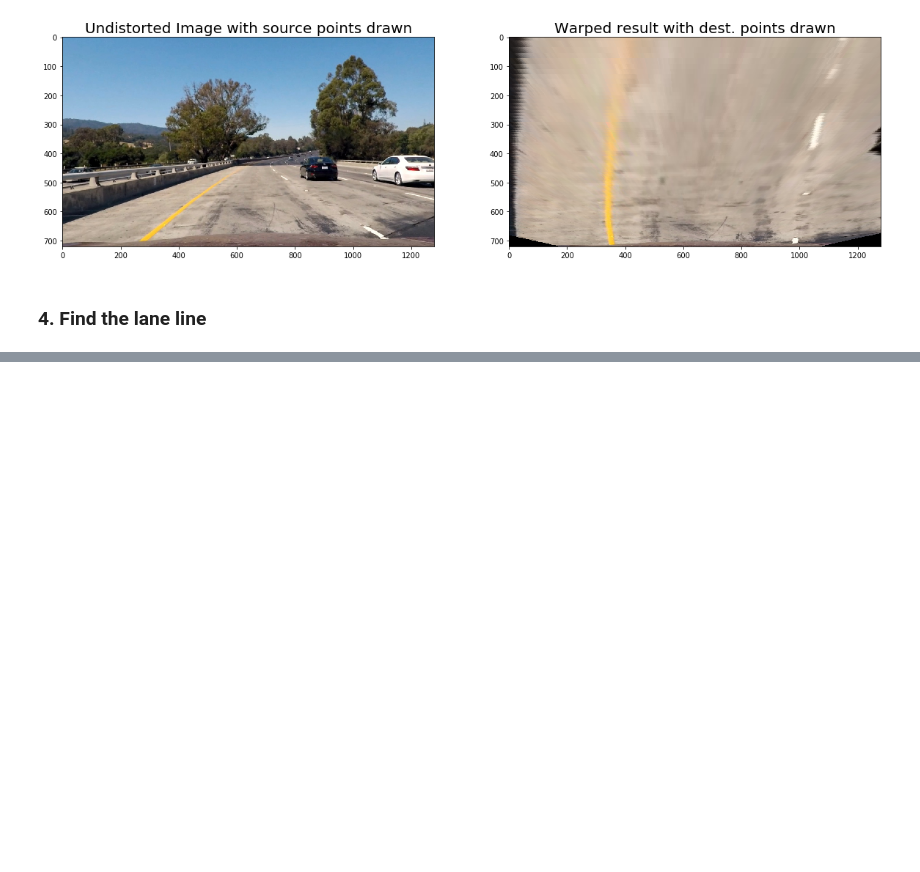
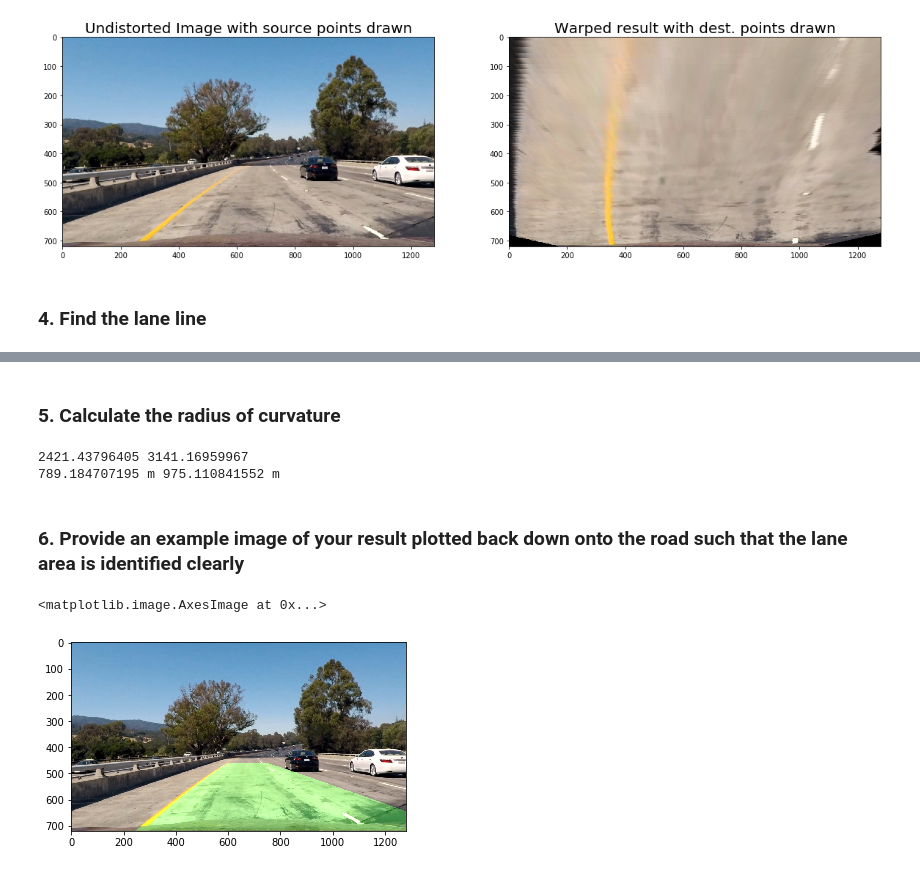
Before and after one commit to wangchangli/CarND-Advanced-Lane-Lines, a Jupyter notebook: examples/example.ipynb, the cells around one changed output, grey strips where cells are left out. Cells and saved outputs as stored; diff of their text form; code cells hidden in the pictures; blank space fills up the shorter version.

Commit message:
impl pipeline

```diff
--- a/examples/example.ipynb
+++ b/examples/example.ipynb
@@ -118,7 +123,7 @@ ax2.set_title('Undistorted Image', fontsize=30)
 # %% [markdown]
 ### 2. Create a thresholded binary image
 # %%
-def pipeline(img, s_thresh=(170, 255), sx_thresh=(20, 100)):
+def threshold(img, s_thresh=(170, 255), sx_thresh=(20, 100)):
 
     img = np.copy(img)
     # Convert to HSV color space and separate the V channel
@@ -152,14 +157,14 @@ img = cv2.imread('../output_images/test1_undist.jpg')
 img_size = (img.shape[1], img.shape[0])
 
 # undistort the image
-dst = pipeline(img)
-cv2.imwrite('../output_images/test1_thresholded.jpg',dst)
+threshold_img = threshold(img)
+cv2.imwrite('../output_images/test1_thresholded.jpg',threshold_img)
 
 # Visualize undistortion
 f, (ax1, ax2) = plt.subplots(1, 2, figsize=(20,10))
 ax1.imshow(img)
 ax1.set_title('Original Image', fontsize=30)
-ax2.imshow(dst, cmap='gray')
+ax2.imshow(threshold_img, cmap='gray')
 ax2.set_title('Thresholded Image', fontsize=30)
 # %% [output]
 <matplotlib.text.Text at 0x...>
@@ -316,0 +329,67 @@ plt.ylim(720, 0)
+# %% [markdown]
+### 5. Calculate the radius of curvature
+# %%
+y_eval = np.max(ploty)
+left_curverad = ((1 + (2*left_fit[0]*y_eval + left_fit[1])**2)**1.5) / np.absolute(2*left_fit[0])
+right_curverad = ((1 + (2*right_fit[0]*y_eval + right_fit[1])**2)**1.5) / np.absolute(2*right_fit[0])
+print(left_curverad, right_curverad)
+
+# Define conversions in x and y from pixels space to meters
+ym_per_pix = 30/720 # meters per pixel in y dimension
+xm_per_pix = 3.7/700 # meters per pixel in x dimension
+
+# Fit new polynomials to x,y in world space
+left_fit_cr = np.polyfit(lefty*ym_per_pix, leftx*xm_per_pix, 2)
+right_fit_cr = np.polyfit(righty*ym_per_pix, rightx*xm_per_pix, 2)
+
+# Calculate the new radii of curvature
+left_curverad = ((1 + (2*left_fit_cr[0]*y_eval*ym_per_pix + left_fit_cr[1])**2)**1.5) / np.absolute(2*left_fit_cr[0])
+right_curverad = ((1 + (2*right_fit_cr[0]*y_eval*ym_per_pix + right_fit_cr[1])**2)**1.5) / np.absolute(2*right_fit_cr[0])
+# Now our radius of curvature is in meters
+print(left_curverad, 'm', right_curverad, 'm')
+# %% [output]
+2421.43796405 3141.16959967
+789.184707195 m 975.110841552 m
+# %% [markdown]
+### 6. Provide an example image of your result plotted back down onto the road such that the lane area is identified clearly
+# %%
+Minv = cv2.getPerspectiveTransform(dst_points, src_points)
+
+def draw_lane_line(img, left_fitx, right_fitx, ploty):
+
+    # Create an image to draw the lines on
+    warp_zero = np.zeros_like(binary_warped).astype(np.uint8)
+    color_warp = np.dstack((warp_zero, warp_zero, warp_zero))
+
+    # Recast the x and y points into usable format for cv2.fillPoly()
+    pts_left = np.array([np.transpose(np.vstack([left_fitx, ploty]))])
+    pts_right = np.array([np.flipud(np.transpose(np.vstack([right_fitx, ploty])))])
+    pts = np.hstack((pts_left, pts_right))
+
+    # Draw the lane onto the warped blank image
+    cv2.fillPoly(color_warp, np.int_([pts]), (0,255, 0))
+
+    # Warp the blank back to original image space using inverse perspective matrix (Minv)
+    newwarp = cv2.warpPerspective(color_warp, Minv, (img.shape[1], img.shape[0]))
+
+    # Combine the result with the original image
+    result = cv2.addWeighted(img, 1, newwarp, 0.3, 0)
+
+    return result
+
+ploty = np.linspace(0, img.shape[0]-1, img.shape[0])
+
+leftx, lefty, rightx, righty = get_lane_lines(perspective(threshold(img)))
+
+left_fit = np.polyfit(lefty, leftx, 2)
+right_fit = np.polyfit(righty, rightx, 2)
+
+left_fitx = left_fit[0]*ploty**2 + left_fit[1]*ploty + left_fit[2]
+right_fitx = right_fit[0]*ploty**2 + right_fit[1]*ploty + right_fit[2]
+
+final_img = draw_lane_line(img, left_fitx, right_fitx, ploty)
+
+plt.imshow(final_img)
+# %% [output]
+<matplotlib.image.AxesImage at 0x...>
+[figure, added]
```
Also changed, not shown: parts of 4 cells of this notebook, 1 other file.
